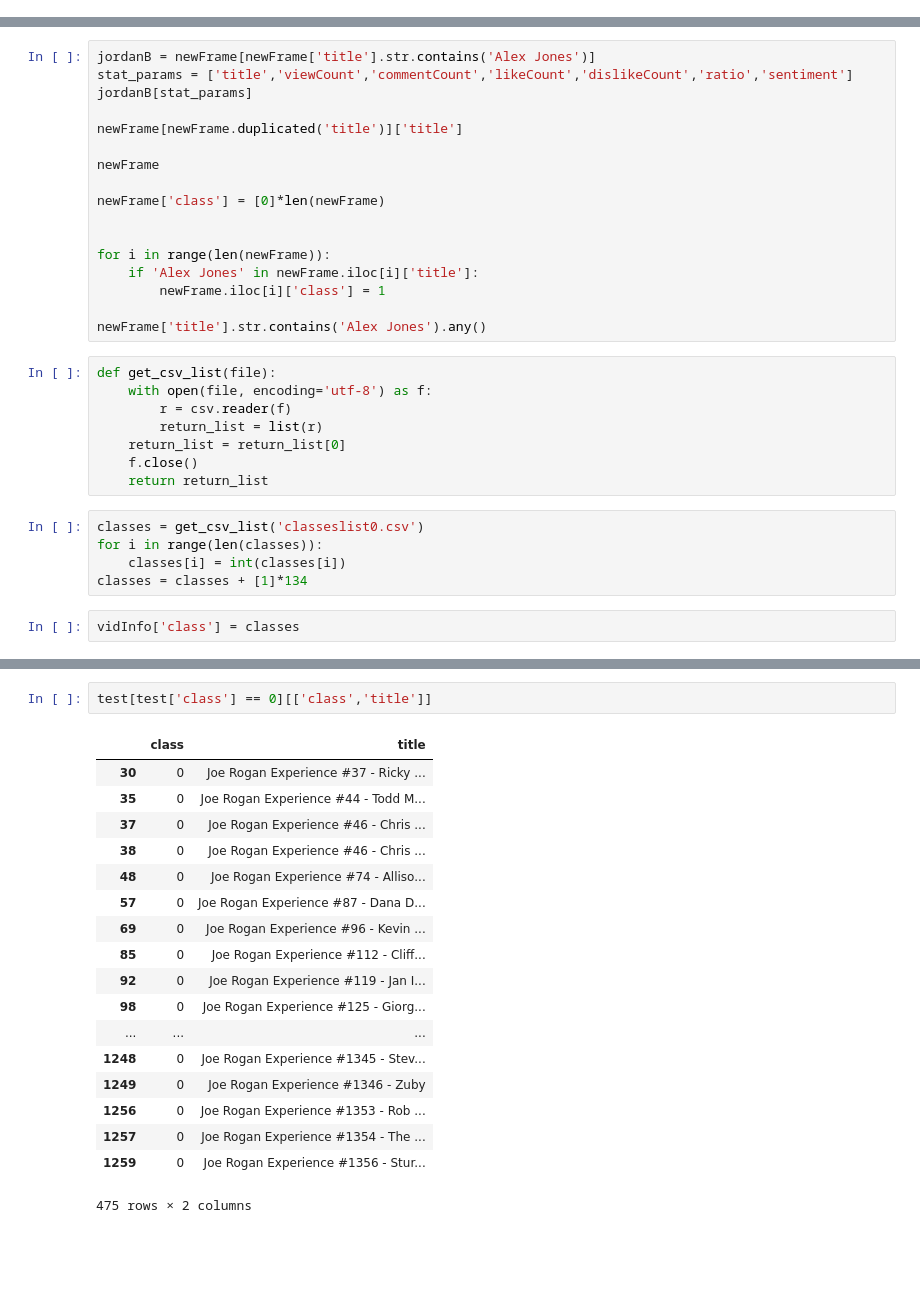
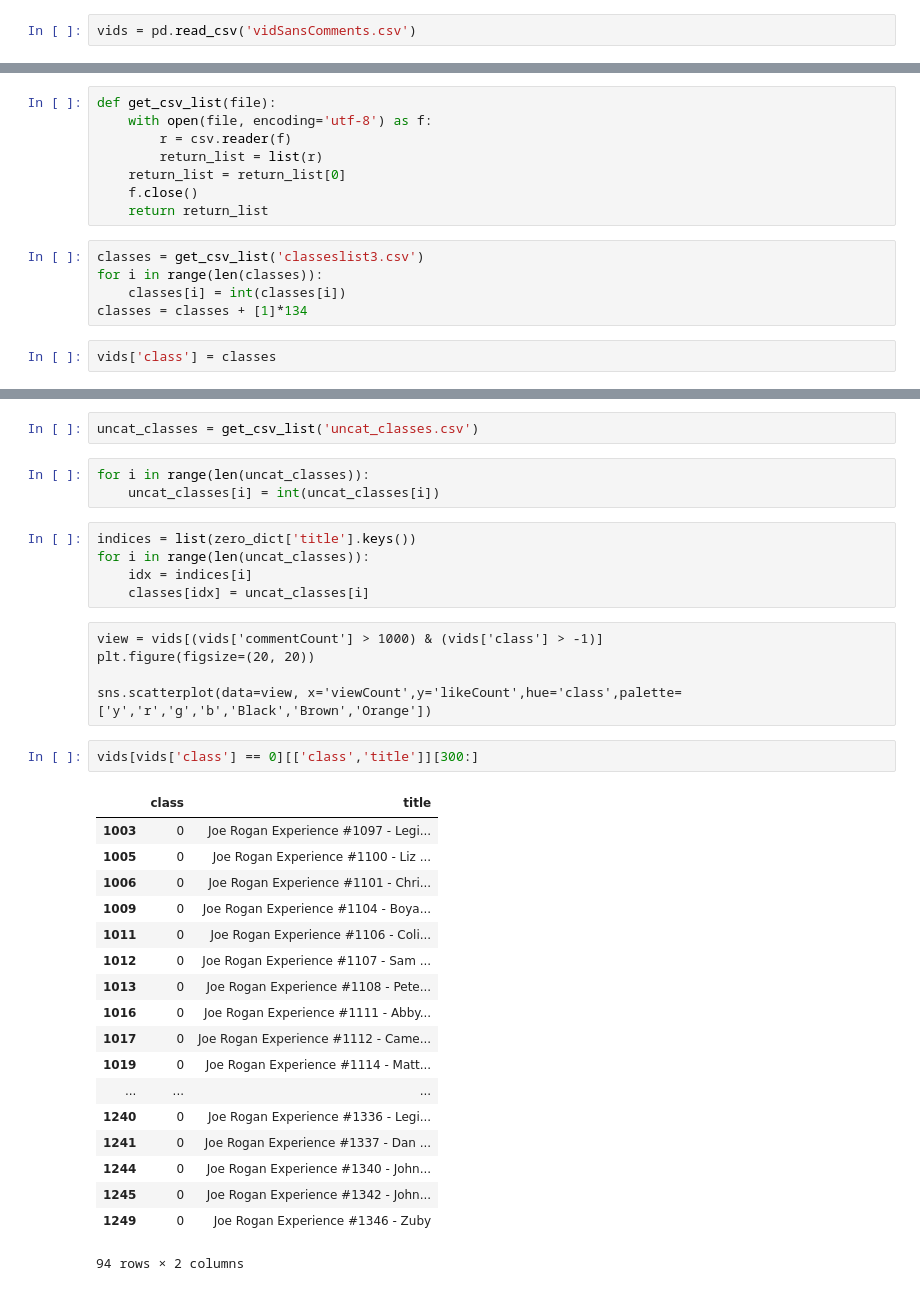
Before and after one commit to snc-89/sentiment_analysis_notebook, a Jupyter notebook: dataSentiments.ipynb, the cells around one changed output, grey strips where cells are left out. Drawn from its saved outputs; the diff is of its cells as text; blank space fills up the shorter version.

```diff
--- a/dataSentiments.ipynb
+++ b/dataSentiments.ipynb
@@ -29,0 +8,2 @@ vidInfo['ratio'] = vidInfo.likeCount.divide(vidInfo.dislikeCount)
+# %%
+vids = pd.read_csv('vidSansComments.csv')
@@ -41,23 +64,6 @@ intellectual/political commentator/pundit
 conspiracy/scepticism list
 
 maybe: musician
-# %%
-jordanB = newFrame[newFrame['title'].str.contains('Alex Jones')]
-stat_params = ['title','viewCount','commentCount','likeCount','dislikeCount','ratio','sentiment']
-jordanB[stat_params]
-
-newFrame[newFrame.duplicated('title')]['title']
-
-newFrame
-
-newFrame['class'] = [0]*len(newFrame)
-
-
-for i in range(len(newFrame)):
-    if 'Alex Jones' in newFrame.iloc[i]['title']:
-        newFrame.iloc[i]['class'] = 1
-
-newFrame['title'].str.contains('Alex Jones').any()
 # %%
 def get_csv_list(file):
     with open(file, encoding='utf-8') as f:
@@ -67,10 +73,10 @@ def get_csv_list(file):
     f.close()
     return return_list
 # %%
-classes = get_csv_list('classeslist0.csv')
+classes = get_csv_list('classeslist3.csv')
 for i in range(len(classes)):
     classes[i] = int(classes[i])
 classes = classes + [1]*134
 # %%
-vidInfo['class'] = classes
+vids['class'] = classes
 # %%
@@ -100,21 +133,36 @@ Index(['date', 'Unnamed: 0', 'commentCount', 'date.1', 'dislikeCount',
+# %%
+uncat_classes = get_csv_list('uncat_classes.csv')
+# %%
+for i in range(len(uncat_classes)):
+    uncat_classes[i] = int(uncat_classes[i])
+# %%
+indices = list(zero_dict['title'].keys())
+for i in range(len(uncat_classes)):
+    idx = indices[i]
+    classes[idx] = uncat_classes[i]
+# %% [raw]
+view = vids[(vids['commentCount'] > 1000) & (vids['class'] > -1)]
+plt.figure(figsize=(20, 20))
+
+sns.scatterplot(data=view, x='viewCount',y='likeCount',hue='class',palette=['y','r','g','b','Black','Brown','Orange'])
 # %%
-test[test['class'] == 0][['class','title']]
+vids[vids['class'] == 0][['class','title']][300:]
 # %% [output]
 |  | class | title |
-| 30 | 0 | Joe Rogan Experience #37 - Ricky ... |
-| 35 | 0 | Joe Rogan Experience #44 - Todd M... |
-| 37 | 0 | Joe Rogan Experience #46 - Chris ... |
-| 38 | 0 | Joe Rogan Experience #46 - Chris ... |
-| 48 | 0 | Joe Rogan Experience #74 - Alliso... |
-| 57 | 0 | Joe Rogan Experience #87 - Dana D... |
-| 69 | 0 | Joe Rogan Experience #96 - Kevin ... |
-| 85 | 0 | Joe Rogan Experience #112 - Cliff... |
-| 92 | 0 | Joe Rogan Experience #119 - Jan I... |
-| 98 | 0 | Joe Rogan Experience #125 - Giorg... |
+| 1003 | 0 | Joe Rogan Experience #1097 - Legi... |
+| 1005 | 0 | Joe Rogan Experience #1100 - Liz ... |
+| 1006 | 0 | Joe Rogan Experience #1101 - Chri... |
+| 1009 | 0 | Joe Rogan Experience #1104 - Boya... |
+| 1011 | 0 | Joe Rogan Experience #1106 - Coli... |
+| 1012 | 0 | Joe Rogan Experience #1107 - Sam ... |
+| 1013 | 0 | Joe Rogan Experience #1108 - Pete... |
+| 1016 | 0 | Joe Rogan Experience #1111 - Abby... |
+| 1017 | 0 | Joe Rogan Experience #1112 - Came... |
+| 1019 | 0 | Joe Rogan Experience #1114 - Matt... |
 | ... | ... | ... |
-| 1248 | 0 | Joe Rogan Experience #1345 - Stev... |
+| 1240 | 0 | Joe Rogan Experience #1336 - Legi... |
+| 1241 | 0 | Joe Rogan Experience #1337 - Dan ... |
+| 1244 | 0 | Joe Rogan Experience #1340 - John... |
+| 1245 | 0 | Joe Rogan Experience #1342 - John... |
 | 1249 | 0 | Joe Rogan Experience #1346 - Zuby |
-| 1256 | 0 | Joe Rogan Experience #1353 - Rob ... |
-| 1257 | 0 | Joe Rogan Experience #1354 - The ... |
-| 1259 | 0 | Joe Rogan Experience #1356 - Stur... |
-475 rows × 2 columns
+94 rows × 2 columns
```
Also changed, not shown: parts of 13 cells of this notebook, 5 other files.
